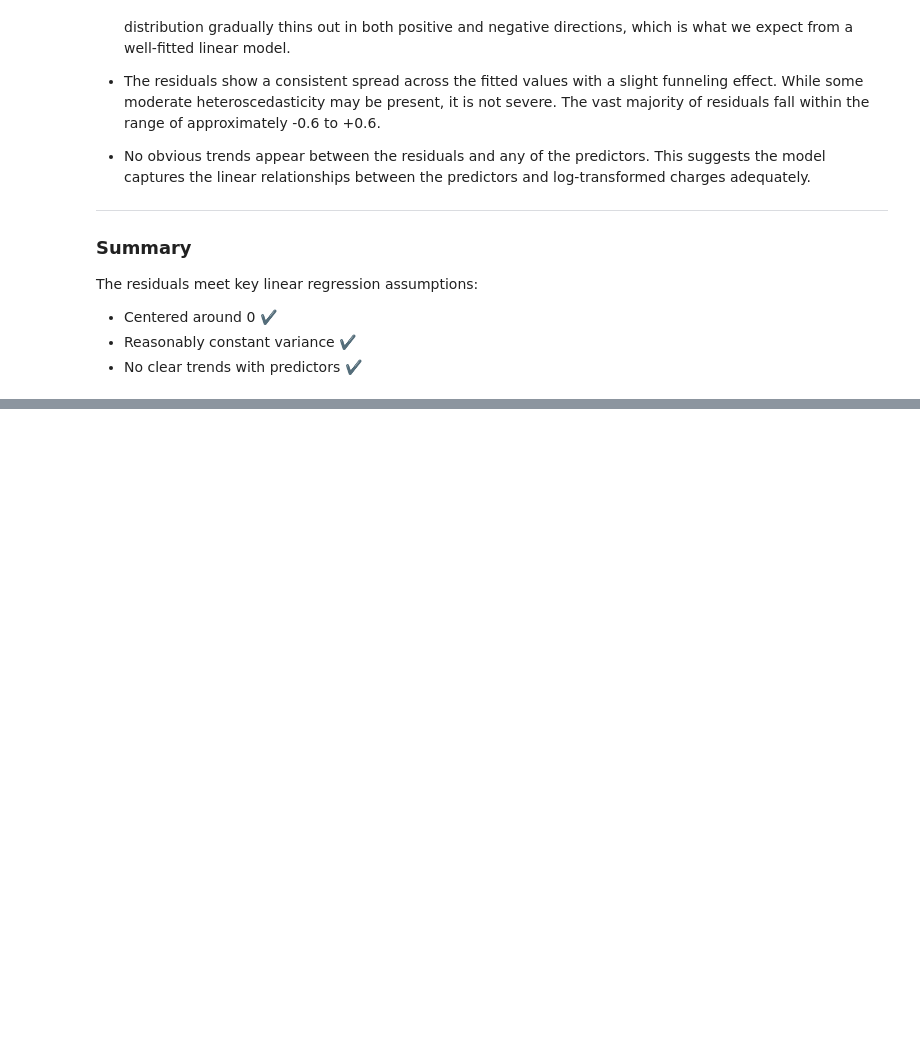
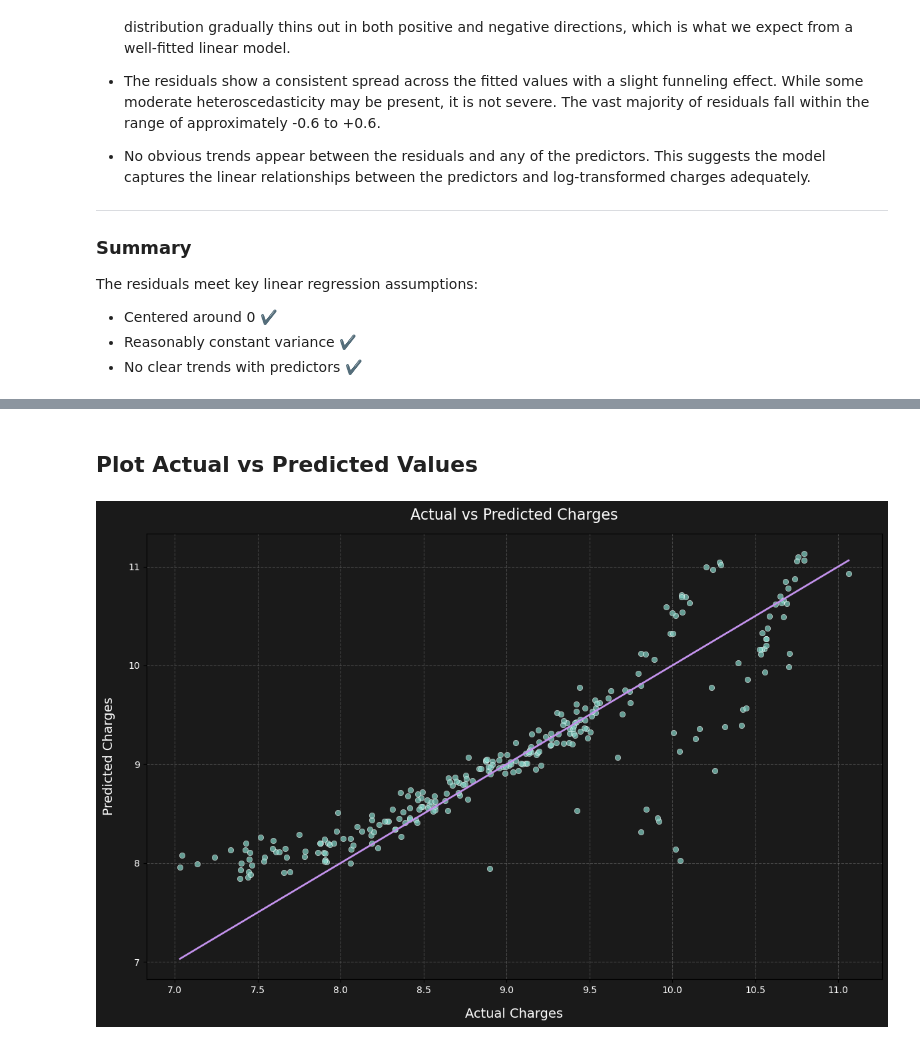
Before and after one commit to dimitar-m/predicting-insurance-costs, a Jupyter notebook: predicting-medical-insurance-costs.ipynb, the cells around one changed output, grey strips where cells are left out. Cells and saved outputs as stored; diff of their text form; code cells hidden in the pictures; blank space fills up the shorter version.

```diff
--- a/predicting-medical-insurance-costs.ipynb
+++ b/predicting-medical-insurance-costs.ipynb
@@ -414,0 +512,27 @@ These coefficients give us insights into how different factors are expected to i
+# %% [markdown]
+## Plot Actual vs Predicted Values
+# %%
+# Set a custom style
+plt.style.use('default')
+plt.figure(figsize=(12, 8))
+plt.gca().set_facecolor('#1a1a1a')
+plt.gcf().set_facecolor('#1a1a1a')
+
+# Plot actual vs predicted
+plt.scatter(y_test, y_pred_log, color='#85d5c8', alpha=0.7, edgecolors='white', linewidth=0.5)
+plt.plot([y_test.min(), y_test.max()],
+         [y_test.min(), y_test.max()],
+         color='#c392ec', lw=2)
+
+# Labels and title
+plt.title('Actual vs Predicted Charges', fontsize=16, color='white', pad=15)
+plt.xlabel('Actual Charges', fontsize=14, labelpad=14, color='white')
+plt.ylabel('Predicted Charges', fontsize=14, labelpad=14, color='white')
+plt.xticks(color='white')
+plt.yticks(color='white')
+plt.grid(True, linestyle='--', alpha=0.3)
+
+plt.tight_layout()
+plt.show()
+# %% [output]
+[figure, added]
```
Also changed, not shown: parts of 20 cells of this notebook.
